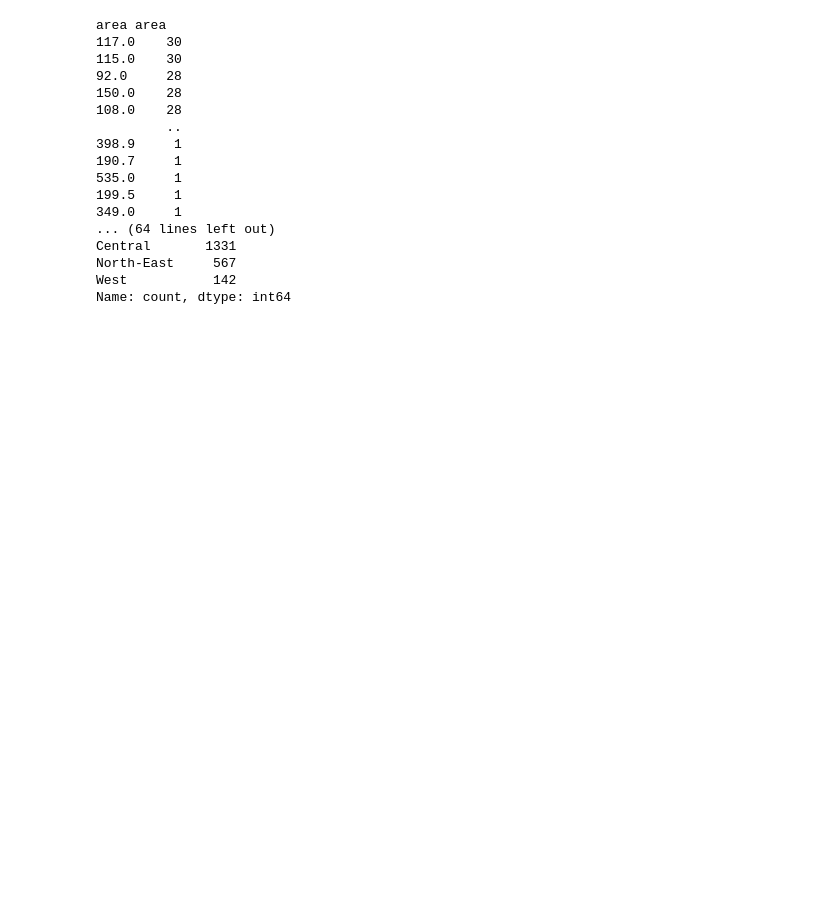
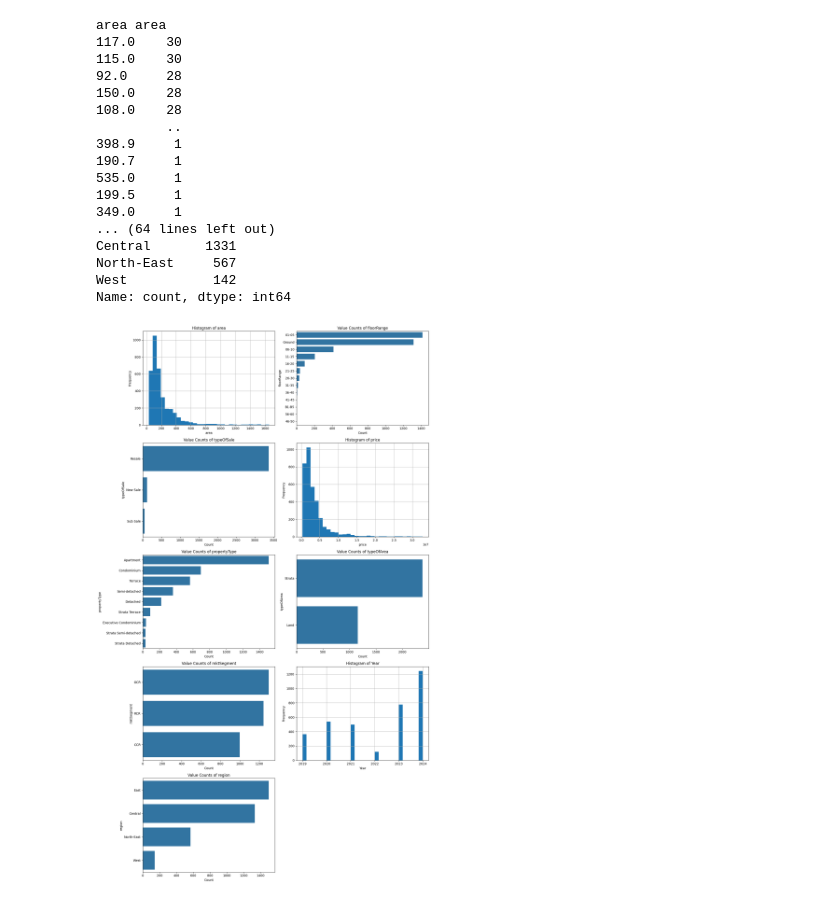
Before and after one commit to jainsleyrod/house_price_prediction, a Jupyter notebook: artifacts/eda.ipynb, the cells around one changed output. Saved outputs shown, nothing was run; the diff lists cells and outputs as text; code cells hidden in the pictures; blank space fills up the shorter version.

```diff
--- a/artifacts/eda.ipynb
+++ b/artifacts/eda.ipynb
@@ -78,3 +79,34 @@ Central       1331
 North-East     567
 West           142
 Name: count, dtype: int64
+# %%
+import math
+
+# Determine the number of rows and columns for subplots
+num_cols = len(df.columns)
+num_rows = math.ceil(num_cols / 2)
+
+fig, axes = plt.subplots(num_rows, 2, figsize=(15, num_rows * 5))
+
+axes = axes.flatten()
+
+for i, col in enumerate(df.columns):
+    if df[col].dtype in ['object', 'category']:
+        sns.countplot(y=col, data=df, order=df[col].value_counts().index, ax=axes[i])
+        axes[i].set_title(f'Value Counts of {col}')
+        axes[i].set_xlabel('Count')
+        axes[i].set_ylabel(col)
+    elif df[col].dtype in ['int64', 'float64']:
+        df[col].hist(bins=30, ax=axes[i])
+        axes[i].set_title(f'Histogram of {col}')
+        axes[i].set_xlabel(col)
+        axes[i].set_ylabel('Frequency')
+
+# Remove any unused subplots
+for j in range(i + 1, len(axes)):
+    fig.delaxes(axes[j])
+
+plt.tight_layout()
+plt.show()
+# %% [output]
+[figure, added]
```
Also changed, not shown: parts of 1 cell of this notebook.
